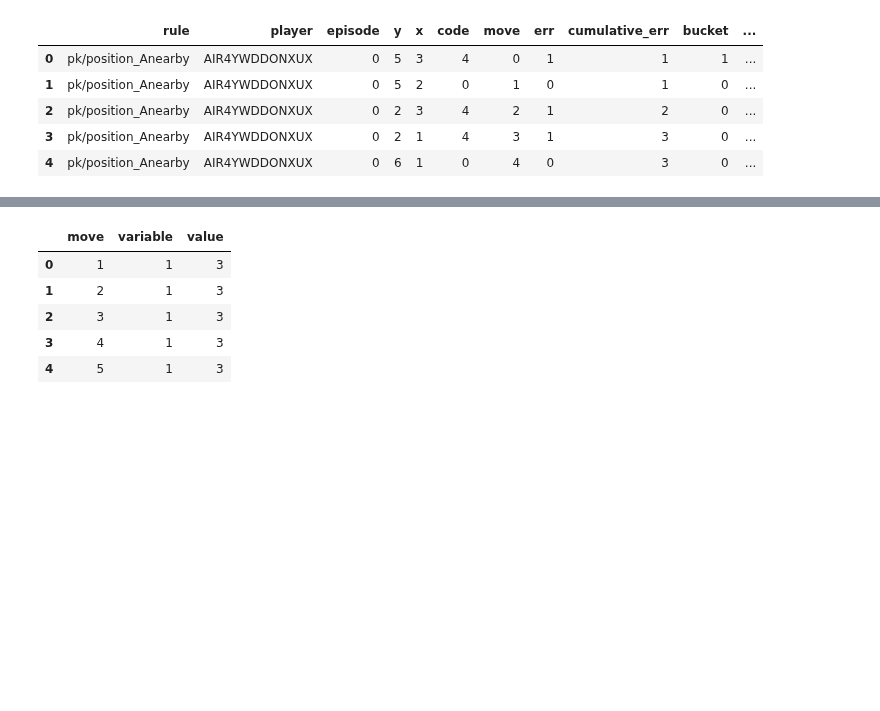
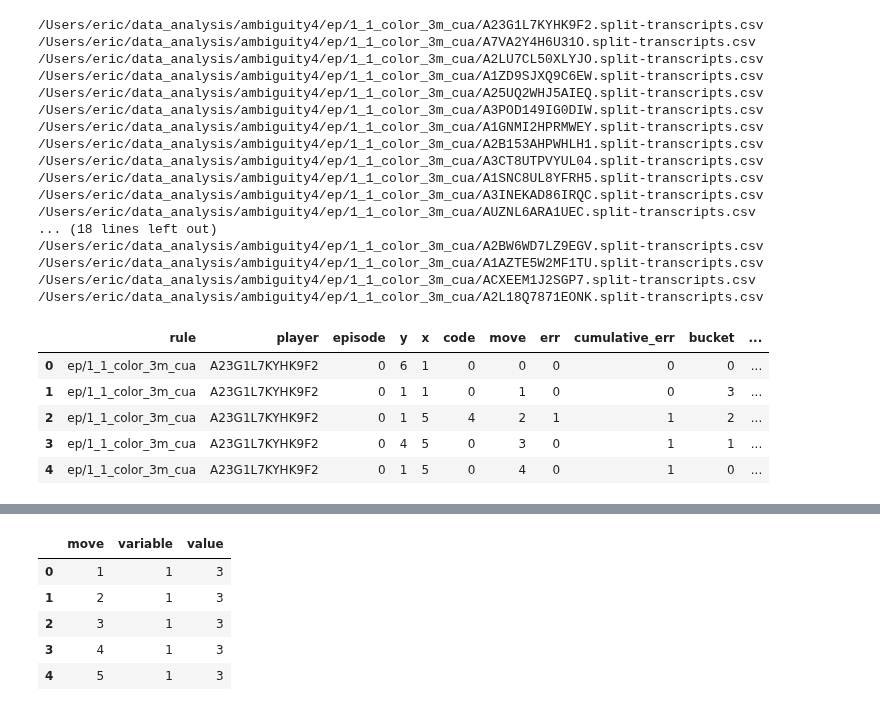
Before and after one commit to epulick/gohr, a Jupyter notebook: bandit/human_learning/debugging.ipynb, the cells around one changed output, grey strips where cells are left out. Saved outputs shown, nothing was run; the diff lists cells and outputs as text; code cells hidden in the pictures; blank space fills up the shorter version.

Commit message:
progress on data generating functionality

```diff
--- a/bandit/human_learning/debugging.ipynb
+++ b/bandit/human_learning/debugging.ipynb
@@ -240,16 +240,18 @@ class hl_model():
         df_list =[]
         # Create a list containing all csv's in the given directory
         csv_list = glob.glob("**/*.csv",root_dir=exp_dir, recursive=True)
-
+        #print(csv_list)
         # Loop over the files
         for item in csv_list:
             # Construct the import path and read data
             import_path = os.path.join(exp_dir,item)
+            print(import_path)
             df = pd.read_csv(import_path)
-
+            #display(df)
             # Only work with data from a player's first encounter with the game
             series_num = df['seriesNo'].unique()[0]
             if series_num != 0:
+                print("didn't meet series req")
                 continue
 
             # Check the contained rules for multiple rules/players
@@ -266,10 +268,12 @@ class hl_model():
                 print('----------------')
                 break
 
-            if 'testing' in player[0] or 'A_WORKER_ID' in player[0] or "Aria" in player[0] or player[0][0]!="A":
+            if player[0][0:2]!='ML' and ('testing' in player[0] or 'A_WORKER_ID' in player[0] or "Aria" in player[0] or player[0][0]!="A"):
+                print("player name issues")
                 continue
 
             if df.orderInSeries.max()<2:
+                print("orderinseries issue")
                 continue
             # if rules[0].split("/")[-1] not in tested_rules:
             #     continue
@@ -296,17 +300,17 @@ class hl_model():
 
             # Column cleanup
             df.rename(columns = {'orderInSeries':'episode','playerId':'player','#ruleSetName':'rule'},inplace=True)
-            df.drop(columns=['seriesNo','precedingRules','timestamp','episodeId',
-                             'experimentPlan','trialListId','board','p0','by','bx',
-                             'moveNo'],axis=1,inplace=True)
-
+            if 'precedingRules' in df:
+                df.drop(columns=['seriesNo','precedingRules','timestamp','episodeId',
+                                'experimentPlan','trialListId','board','p0','by','bx',
+                                'moveNo'],axis=1,inplace=True)
             df_list.append(df)
 
             # Set for debugging
             self.debug_df = df.copy()
 
         # Concatenate into a single dataframe
-        self.main_df = pd.concat(df_list,verify_integrity=True,ignore_index=True)
+        self.main_df = pd.concat(df_list,ignore_index=True)
 
     def init_models(self):
         # Initialize a list of all feature combinations to be used and populate iteratively using the combinations tool
@@ -327,6 +331,7 @@ class hl_model():
     def player_train(self,player):
         # Train on a player's experience
         df = self.main_df.query("player==@player").copy()
+
         cred_df_list = []
         move_type_list=[]
         # Initialize models for this player
@@ -334,7 +339,6 @@ class hl_model():
 
         # Loop over the rows of this player's experience
         for index,row in df.iterrows():
-
             # PREDICTION STAGE
             # Establish list of credibilities
             credibilities = [model.return_credibility() for model in self.models]
@@ -392,10 +396,12 @@ class hl_model():
     def experiment_train(self):
         # Establish player list
         players = self.main_df.player.unique()
+        print(players)
         log_dir = "/Users/eric/repos/gohr/bandit/human_learning/plots"
-        complete_store=PdfPages(os.path.join(log_dir,"complete.pdf"))
+        complete_store=PdfPages(os.path.join(log_dir,"synthetic_complete.pdf"))
         # Loop over the players
         for player in players:
+            print(player)
             #print("Experience for player {}".format(player))
             creds,move_types = self.player_train(player)
             melted_cred = pd.melt(creds,['move'])
@@ -442,14 +448,32 @@ class hl_model():
         # Close pdfpages
         complete_store.close()
 # %%
-exp_path = "/Users/eric/data_analysis/ambiguity4"
+exp_path = "/Users/eric/data_analysis/ambiguity4/ep/1_1_color_3m_cua"
+#exp_path = "/Users/eric/repos/gohr/bandit/outputs/data_generator/shape"
 rules = ["1_1_color_4m","1_2_color_4m","1_1_color_3m_cua","1_1_shape_4m","1_2_shape_4m","1_1_shape_3m_cua","quadrantNearby","quadrantNearbyTwoFree"]
 model = hl_model(exp_path,rules)
 model.main_df.head()
 # %% [output]
+/Users/eric/data_analysis/ambiguity4/ep/1_1_color_3m_cua/A23G1L7KYHK9F2.split-transcripts.csv
+/Users/eric/data_analysis/ambiguity4/ep/1_1_color_3m_cua/A7VA2Y4H6U31O.split-transcripts.csv
+/Users/eric/data_analysis/ambiguity4/ep/1_1_color_3m_cua/A2LU7CL50XLYJO.split-transcripts.csv
+/Users/eric/data_analysis/ambiguity4/ep/1_1_color_3m_cua/A1ZD9SJXQ9C6EW.split-transcripts.csv
+/Users/eric/data_analysis/ambiguity4/ep/1_1_color_3m_cua/A25UQ2WHJ5AIEQ.split-transcripts.csv
+/Users/eric/data_analysis/ambiguity4/ep/1_1_color_3m_cua/A3POD149IG0DIW.split-transcripts.csv
+/Users/eric/data_analysis/ambiguity4/ep/1_1_color_3m_cua/A1GNMI2HPRMWEY.split-transcripts.csv
+/Users/eric/data_analysis/ambiguity4/ep/1_1_color_3m_cua/A2B153AHPWHLH1.split-transcripts.csv
+/Users/eric/data_analysis/ambiguity4/ep/1_1_color_3m_cua/A3CT8UTPVYUL04.split-transcripts.csv
+/Users/eric/data_analysis/ambiguity4/ep/1_1_color_3m_cua/A1SNC8UL8YFRH5.split-transcripts.csv
+/Users/eric/data_analysis/ambiguity4/ep/1_1_color_3m_cua/A3INEKAD86IRQC.split-transcripts.csv
+/Users/eric/data_analysis/ambiguity4/ep/1_1_color_3m_cua/AUZNL6ARA1UEC.split-transcripts.csv
+... (18 lines left out)
+/Users/eric/data_analysis/ambiguity4/ep/1_1_color_3m_cua/A2BW6WD7LZ9EGV.split-transcripts.csv
+/Users/eric/data_analysis/ambiguity4/ep/1_1_color_3m_cua/A1AZTE5W2MF1TU.split-transcripts.csv
+/Users/eric/data_analysis/ambiguity4/ep/1_1_color_3m_cua/ACXEEM1J2SGP7.split-transcripts.csv
+/Users/eric/data_analysis/ambiguity4/ep/1_1_color_3m_cua/A2L18Q7871EONK.split-transcripts.csv
 |  | rule | player | episode | y | x | code | move | err | cumulative_err | bucket | ... |
-| 0 | pk/position_Anearby | AIR4YWDDONXUX | 0 | 5 | 3 | 4 | 0 | 1 | 1 | 1 | ... |
-| 1 | pk/position_Anearby | AIR4YWDDONXUX | 0 | 5 | 2 | 0 | 1 | 0 | 1 | 0 | ... |
-| 2 | pk/position_Anearby | AIR4YWDDONXUX | 0 | 2 | 3 | 4 | 2 | 1 | 2 | 0 | ... |
-| 3 | pk/position_Anearby | AIR4YWDDONXUX | 0 | 2 | 1 | 4 | 3 | 1 | 3 | 0 | ... |
-| 4 | pk/position_Anearby | AIR4YWDDONXUX | 0 | 6 | 1 | 0 | 4 | 0 | 3 | 0 | ... |
+| 0 | ep/1_1_color_3m_cua | A23G1L7KYHK9F2 | 0 | 6 | 1 | 0 | 0 | 0 | 0 | 0 | ... |
+| 1 | ep/1_1_color_3m_cua | A23G1L7KYHK9F2 | 0 | 1 | 1 | 0 | 1 | 0 | 0 | 3 | ... |
+| 2 | ep/1_1_color_3m_cua | A23G1L7KYHK9F2 | 0 | 1 | 5 | 4 | 2 | 1 | 1 | 2 | ... |
+| 3 | ep/1_1_color_3m_cua | A23G1L7KYHK9F2 | 0 | 4 | 5 | 0 | 3 | 0 | 1 | 1 | ... |
+| 4 | ep/1_1_color_3m_cua | A23G1L7KYHK9F2 | 0 | 1 | 5 | 0 | 4 | 0 | 1 | 0 | ... |
```
Also changed, not shown: parts of 2 cells of this notebook, 6 other files.
